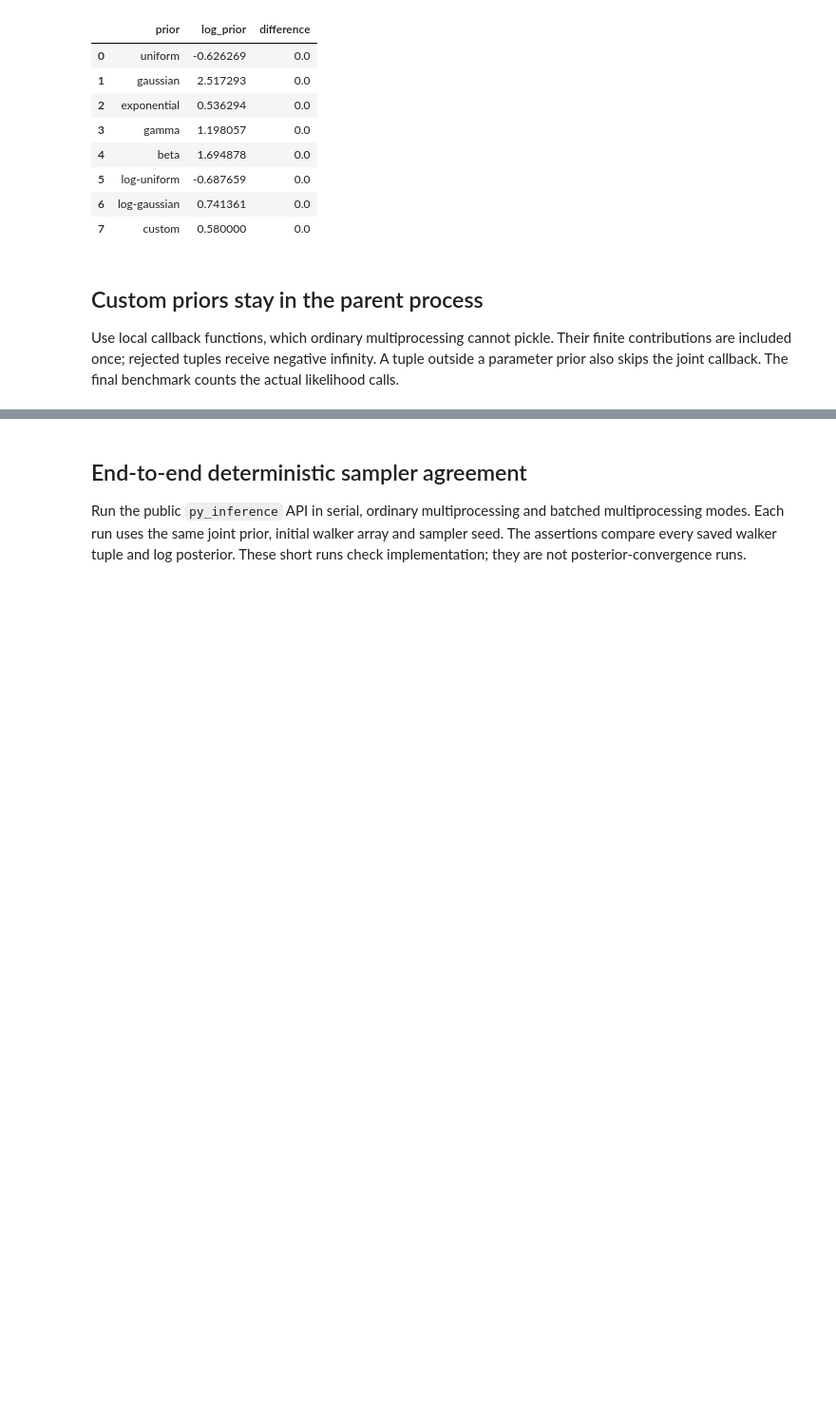
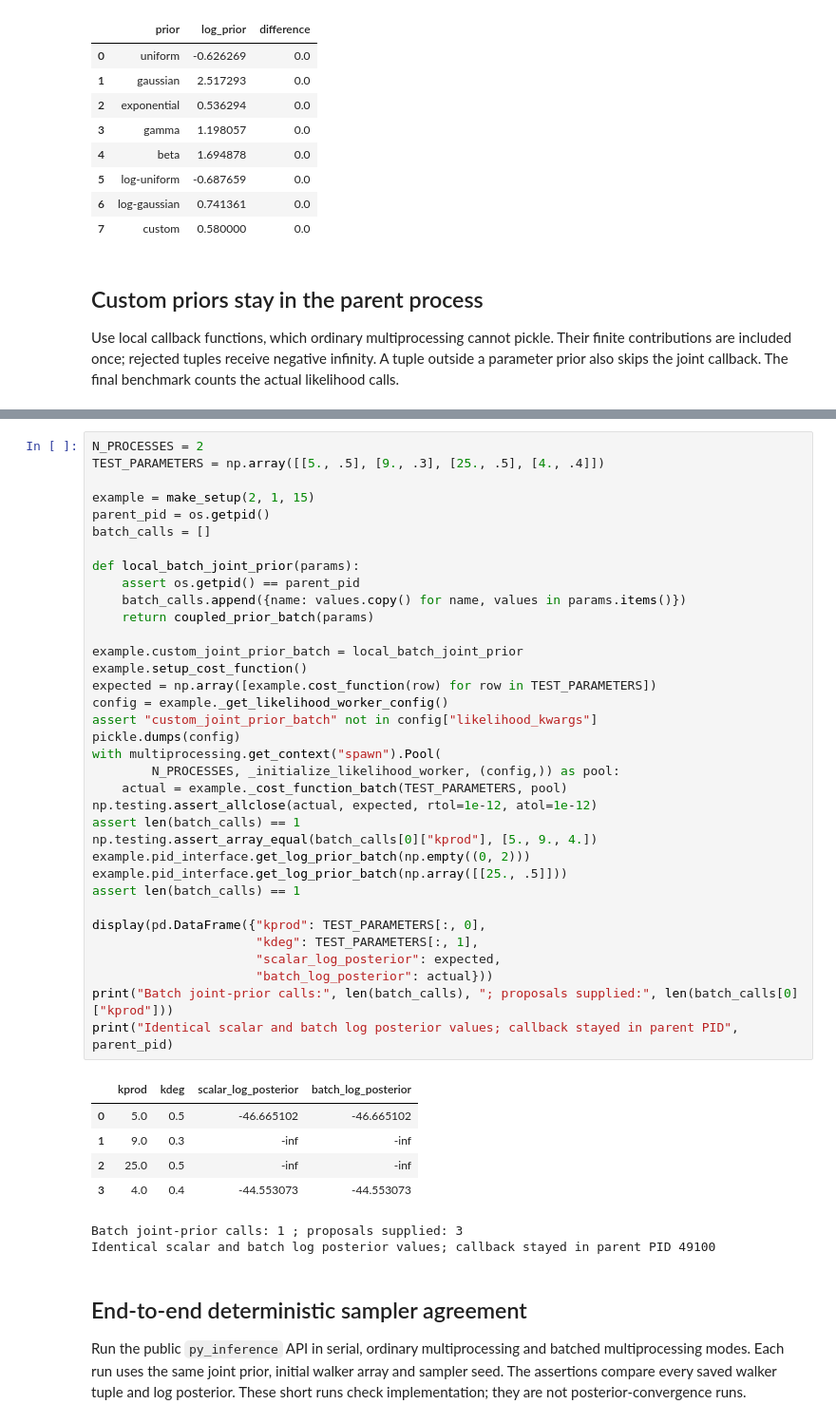
Before and after one commit to biocircuits/bioscrape, a Jupyter notebook: inference_examples/individual examples/Batched parallel inference.ipynb, the cells around one changed output, grey strips where cells are left out. Shown at 95% size. Cells and saved outputs as stored; diff of their text form; blank space fills up the shorter version.

```diff
--- a/inference_examples/individual examples/Batched parallel inference.ipynb
+++ b/inference_examples/individual examples/Batched parallel inference.ipynb
@@ -161,3 +170,46 @@ Joint-prior calls: 2 ; expected: 2
+# %%
+N_PROCESSES = 2
+TEST_PARAMETERS = np.array([[5., .5], [9., .3], [25., .5], [4., .4]])
+
+example = make_setup(2, 1, 15)
+parent_pid = os.getpid()
+batch_calls = []
+
+def local_batch_joint_prior(params):
+    assert os.getpid() == parent_pid
+    batch_calls.append({name: values.copy() for name, values in params.items()})
+    return coupled_prior_batch(params)
+
+example.custom_joint_prior_batch = local_batch_joint_prior
+example.setup_cost_function()
+expected = np.array([example.cost_function(row) for row in TEST_PARAMETERS])
+config = example._get_likelihood_worker_config()
+assert "custom_joint_prior_batch" not in config["likelihood_kwargs"]
+pickle.dumps(config)
+with multiprocessing.get_context("spawn").Pool(
+        N_PROCESSES, _initialize_likelihood_worker, (config,)) as pool:
+    actual = example._cost_function_batch(TEST_PARAMETERS, pool)
+np.testing.assert_allclose(actual, expected, rtol=1e-12, atol=1e-12)
+assert len(batch_calls) == 1
+np.testing.assert_array_equal(batch_calls[0]["kprod"], [5., 9., 4.])
+example.pid_interface.get_log_prior_batch(np.empty((0, 2)))
+example.pid_interface.get_log_prior_batch(np.array([[25., .5]]))
+assert len(batch_calls) == 1
+
+display(pd.DataFrame({"kprod": TEST_PARAMETERS[:, 0],
+                      "kdeg": TEST_PARAMETERS[:, 1],
+                      "scalar_log_posterior": expected,
+                      "batch_log_posterior": actual}))
+print("Batch joint-prior calls:", len(batch_calls), "; proposals supplied:", len(batch_calls[0]["kprod"]))
+print("Identical scalar and batch log posterior values; callback stayed in parent PID", parent_pid)
+# %% [output]
+|  | kprod | kdeg | scalar_log_posterior | batch_log_posterior |
+| 0 | 5.0 | 0.5 | -46.665102 | -46.665102 |
+| 1 | 9.0 | 0.3 | -inf | -inf |
+| 2 | 25.0 | 0.5 | -inf | -inf |
+| 3 | 4.0 | 0.4 | -44.553073 | -44.553073 |
+Batch joint-prior calls: 1 ; proposals supplied: 3
+Identical scalar and batch log posterior values; callback stayed in parent PID 49100
 # %% [markdown]
 ## End-to-end deterministic sampler agreement
 
```
Also changed, not shown: parts of 6 cells of this notebook, 8 other files.
